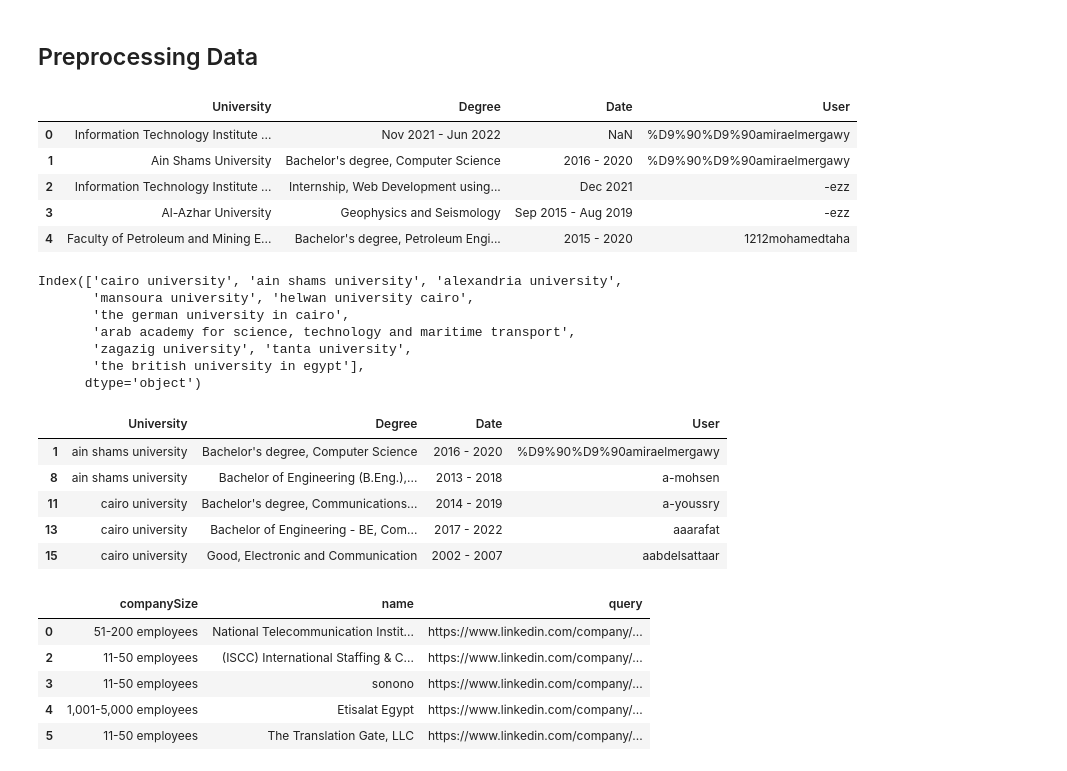
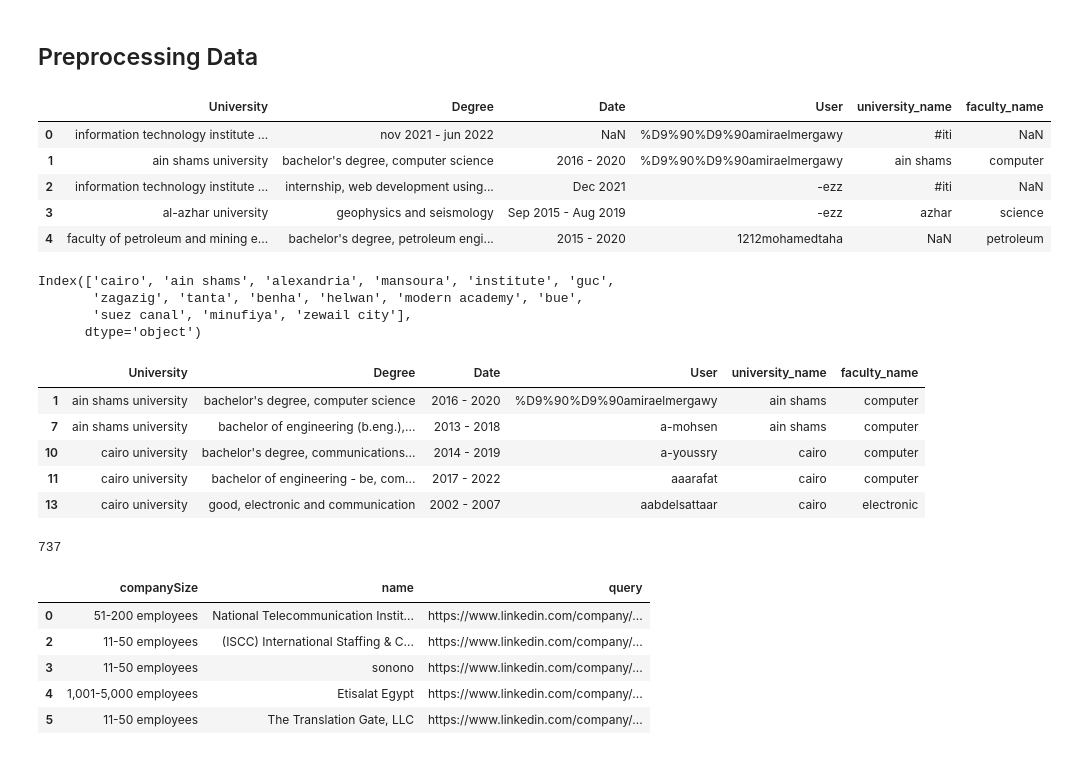
Before and after one commit to Mostafa-wael/Exploring-the-Landscape-of-the-Egyptian-Software-Market, a Jupyter notebook: notebooks/predict0.ipynb, the cells around one changed output. Saved outputs shown, nothing was run; the diff lists cells and outputs as text; code cells hidden in the pictures.

```diff
--- a/notebooks/predict0.ipynb
+++ b/notebooks/predict0.ipynb
@@ -27,47 +27,45 @@ students_licenses.head()
 # drop na in Title column
 students_licenses.dropna(subset=['Title'], inplace=True)
 # %%
-students_education = pd.read_csv('../data/preprocessed-data/csv/educations.csv')
+students_education = pd.read_csv('../data/preprocessed-data/normalized csv/educations.csv')
 
 students_education.head()
 # %% [output]
-|  | University | Degree | Date | User |
-| 0 | Information Technology Institute ... | Nov 2021 - Jun 2022 | NaN | %D9%90%D9%90amiraelmergawy |
-| 1 | Ain Shams University | Bachelor's degree, Computer Science | 2016 - 2020 | %D9%90%D9%90amiraelmergawy |
-| 2 | Information Technology Institute ... | Internship, Web Development using... | Dec 2021 | -ezz |
-| 3 | Al-Azhar University | Geophysics and Seismology | Sep 2015 - Aug 2019 | -ezz |
-| 4 | Faculty of Petroleum and Mining E... | Bachelor's degree, Petroleum Engi... | 2015 - 2020 | 1212mohamedtaha |
+|  | University | Degree | Date | User | university_name | faculty_name |
+| 0 | information technology institute ... | nov 2021 - jun 2022 | NaN | %D9%90%D9%90amiraelmergawy | #iti | NaN |
+| 1 | ain shams university | bachelor's degree, computer science | 2016 - 2020 | %D9%90%D9%90amiraelmergawy | ain shams | computer |
+| 2 | information technology institute ... | internship, web development using... | Dec 2021 | -ezz | #iti | NaN |
+| 3 | al-azhar university | geophysics and seismology | Sep 2015 - Aug 2019 | -ezz | azhar | science |
+| 4 | faculty of petroleum and mining e... | bachelor's degree, petroleum engi... | 2015 - 2020 | 1212mohamedtaha | NaN | petroleum |
 # %%
-students_education.dropna(subset=['University'], inplace=True)
+students_education.dropna(subset=['university_name'], inplace=True)
 
-# make all university names lowercase
-students_education['University'] = students_education['University'].str.lower()
-
-# remove udacity udemy coursera
-students_education = students_education[~students_education['University'].str.contains('udacity|udemy|coursera|information technology institute|\(iti\)')]
+# remove #iti from university_name
+students_education = students_education[students_education['university_name'] != '#iti']
 
 # get students whose university is in the top 10
-top_10_universities = students_education['University'].value_counts().head(10).index
+top_10_universities = students_education['university_name'].value_counts().head(15).index
 
 print(top_10_universities)
 
-students_education = students_education[students_education['University'].isin(top_10_universities)]
+students_education = students_education[students_education['university_name'].isin(top_10_universities)]
 
 students_education.head()
 # %% [output]
-Index(['cairo university', 'ain shams university', 'alexandria university',
-       'mansoura university', 'helwan university cairo',
-       'the german university in cairo',
-       'arab academy for science, technology and maritime transport',
-       'zagazig university', 'tanta university',
-       'the british university in egypt'],
+Index(['cairo', 'ain shams', 'alexandria', 'mansoura', 'institute', 'guc',
+       'zagazig', 'tanta', 'benha', 'helwan', 'modern academy', 'bue',
+       'suez canal', 'minufiya', 'zewail city'],
       dtype='object')
-|  | University | Degree | Date | User |
-| 1 | ain shams university | Bachelor's degree, Computer Science | 2016 - 2020 | %D9%90%D9%90amiraelmergawy |
-| 8 | ain shams university | Bachelor of Engineering (B.Eng.),... | 2013 - 2018 | a-mohsen |
-| 11 | cairo university | Bachelor's degree, Communications... | 2014 - 2019 | a-youssry |
-| 13 | cairo university | Bachelor of Engineering - BE, Com... | 2017 - 2022 | aaarafat |
-| 15 | cairo university | Good, Electronic and Communication | 2002 - 2007 | aabdelsattaar |
+|  | University | Degree | Date | User | university_name | faculty_name |
+| 1 | ain shams university | bachelor's degree, computer science | 2016 - 2020 | %D9%90%D9%90amiraelmergawy | ain shams | computer |
+| 7 | ain shams university | bachelor of engineering (b.eng.),... | 2013 - 2018 | a-mohsen | ain shams | computer |
+| 10 | cairo university | bachelor's degree, communications... | 2014 - 2019 | a-youssry | cairo | computer |
+| 11 | cairo university | bachelor of engineering - be, com... | 2017 - 2022 | aaarafat | cairo | computer |
+| 13 | cairo university | good, electronic and communication | 2002 - 2007 | aabdelsattaar | cairo | electronic |
+# %%
+len(students_education)
+# %% [output]
+737
 # %%
 companies = pd.read_csv('../data/companies/companies.csv')
 
```
Also changed, not shown: parts of 8 cells of this notebook, 3 other files.
